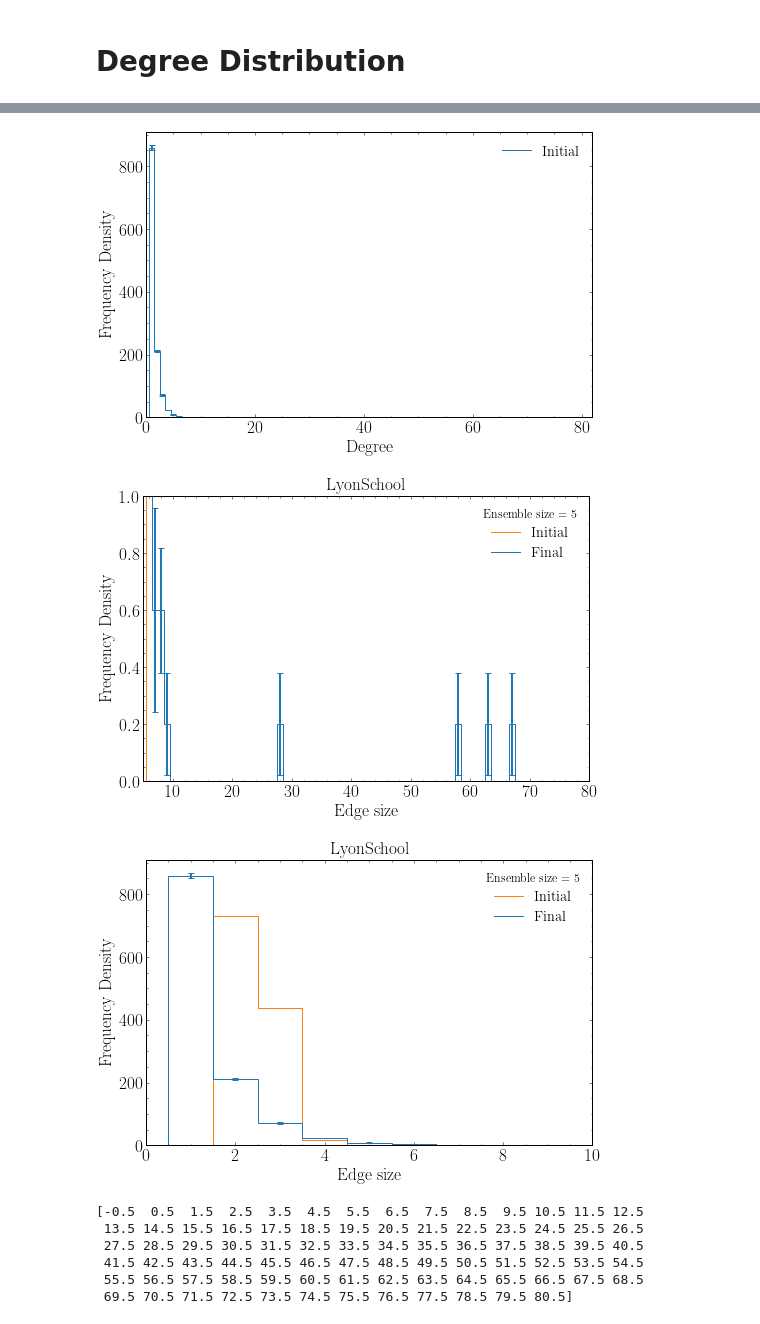
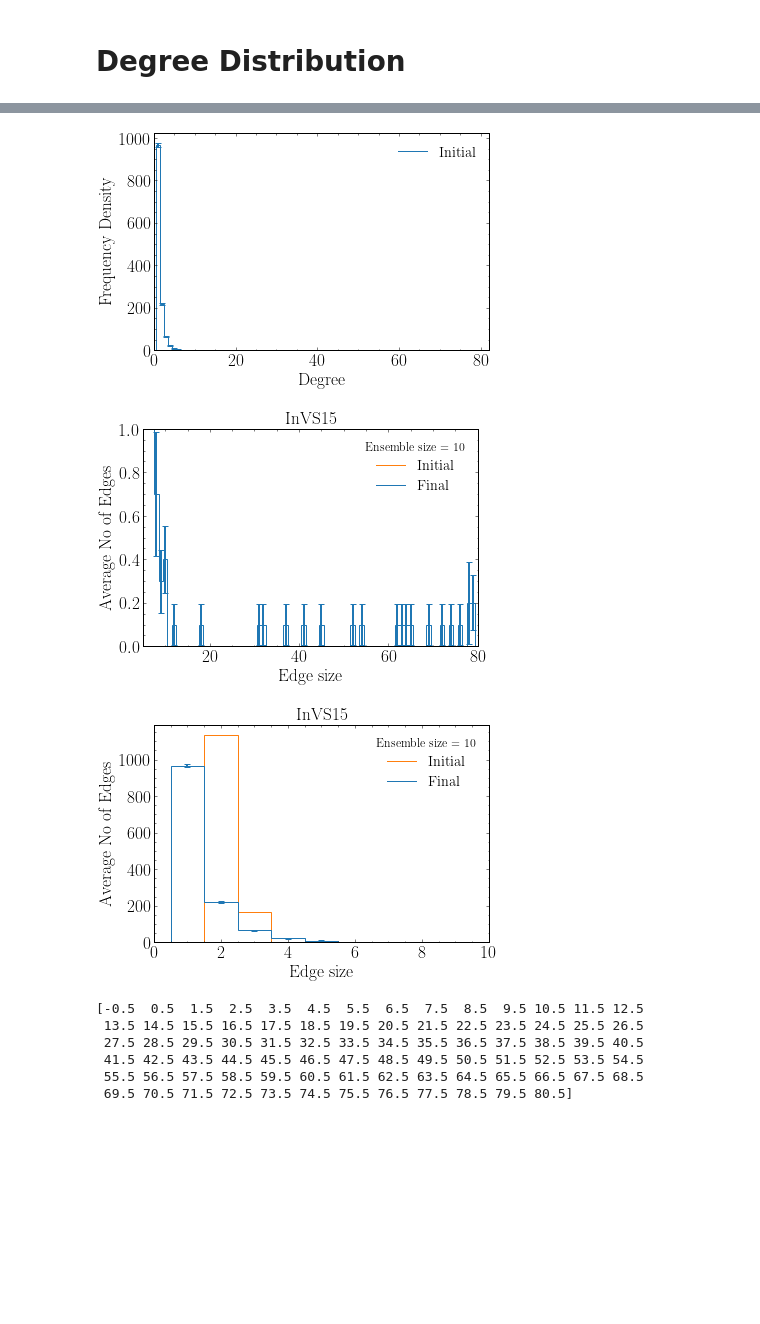
Before and after one commit to tomcjackc/higher-order-social-dynamics, a Jupyter notebook: higher_order_ng_adaptive_travelling_speaker/Degree Distribution Traveling Speaker.ipynb, the cells around one changed output, grey strips where cells are left out. Drawn from its saved outputs; the diff is of its cells as text; code cells hidden in the pictures; blank space fills up the shorter version.

```diff
--- a/higher_order_ng_adaptive_travelling_speaker/Degree Distribution Traveling Speaker.ipynb
+++ b/higher_order_ng_adaptive_travelling_speaker/Degree Distribution Traveling Speaker.ipynb
@@ -21,9 +21,9 @@ import pandas as pd
 mpl.style.use('report_style.mplstyle')
 # %%
 prop_committed = 0.03
-beta_non_committed = 0.2759
-beta_committed = 0.2759
-ensemble_size = 5
+beta_non_committed = 0.28
+beta_committed = 0.28
+ensemble_size = 10
 run_length = 10**6
 q = 1
 social_structures = ['InVS15', 'LyonSchool', 'SFHH', 'Thiers13']
@@ -32,7 +32,7 @@ for i in social_structures[1:2]:
     run_ensemble_experiment(prop_committed, beta_non_committed, beta_committed, ensemble_size, run_length, i, q)
 # %%
 ### set params and load data
-social_structure = 'LyonSchool'
+social_structure = 'InVS15'
 output_fname = f'{social_structure}_{prop_committed}_{beta_non_committed}_{beta_committed}_q={q}_{run_length}_{ensemble_size}'
 data = pd.read_csv(f'aux_outputs/{output_fname}.csv', header=None)
 ###
@@ -97,8 +97,8 @@ plt.legend(title = f'Ensemble size = {ensemble_size}')
 plt.xlim((5, 80))
 plt.ylim((0, 1))
 plt.xlabel('Edge size')
-plt.ylabel('Frequency Density')
-plt.title('LyonSchool')
+plt.ylabel('Average No of Edges')
+plt.title(social_structure)
 plt.savefig(f'figures/combined_large_edge_size_{output_fname}.pdf')
 
 
@@ -111,8 +111,8 @@ plt.legend(title = f'Ensemble size = {ensemble_size}')
 plt.xlim((0, 10))
 #plt.ylim((0, 1))
 plt.xlabel('Edge size')
-plt.ylabel('Frequency Density')
-plt.title('LyonSchool')
+plt.ylabel('Average No of Edges')
+plt.title(social_structure)
 plt.savefig(f'figures/combined_edge_size_{output_fname}.pdf')
 # %% [output]
 [-0.5  0.5  1.5  2.5  3.5  4.5  5.5  6.5  7.5  8.5  9.5 10.5 11.5 12.5
@@ -138,6 +138,6 @@ plt.savefig(f'figures/combined_edge_size_{output_fname}.pdf')
-[figure, old version]
+[figure, new version]
-[figure, old version]
+[figure, new version]
-[figure, old version]
+[figure, new version]
 # %%
 same_bin_edges = np.linspace(-0.5, 80.5, num=82, endpoint = True)
 
```
Also changed, not shown: parts of 1 cell of this notebook, 41 other files.
